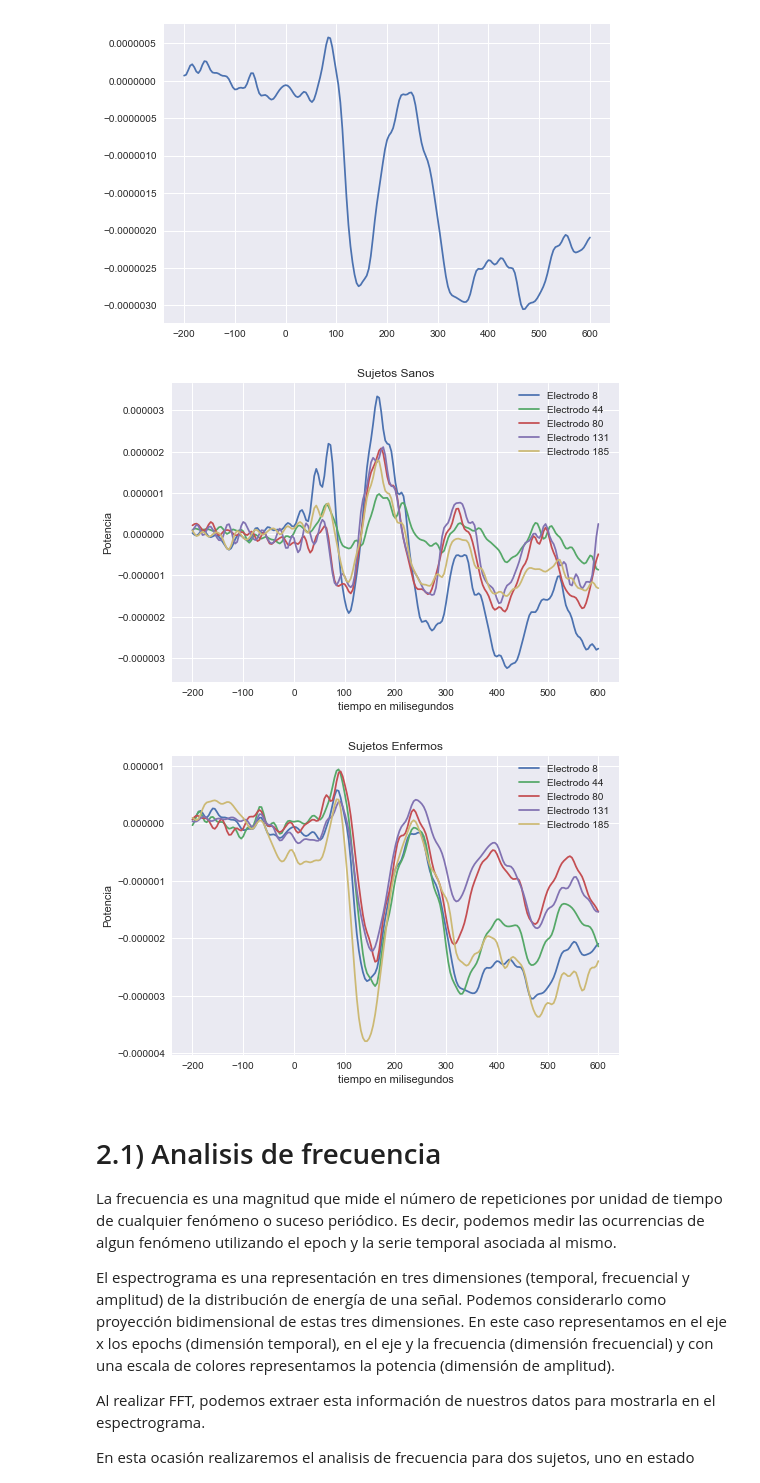
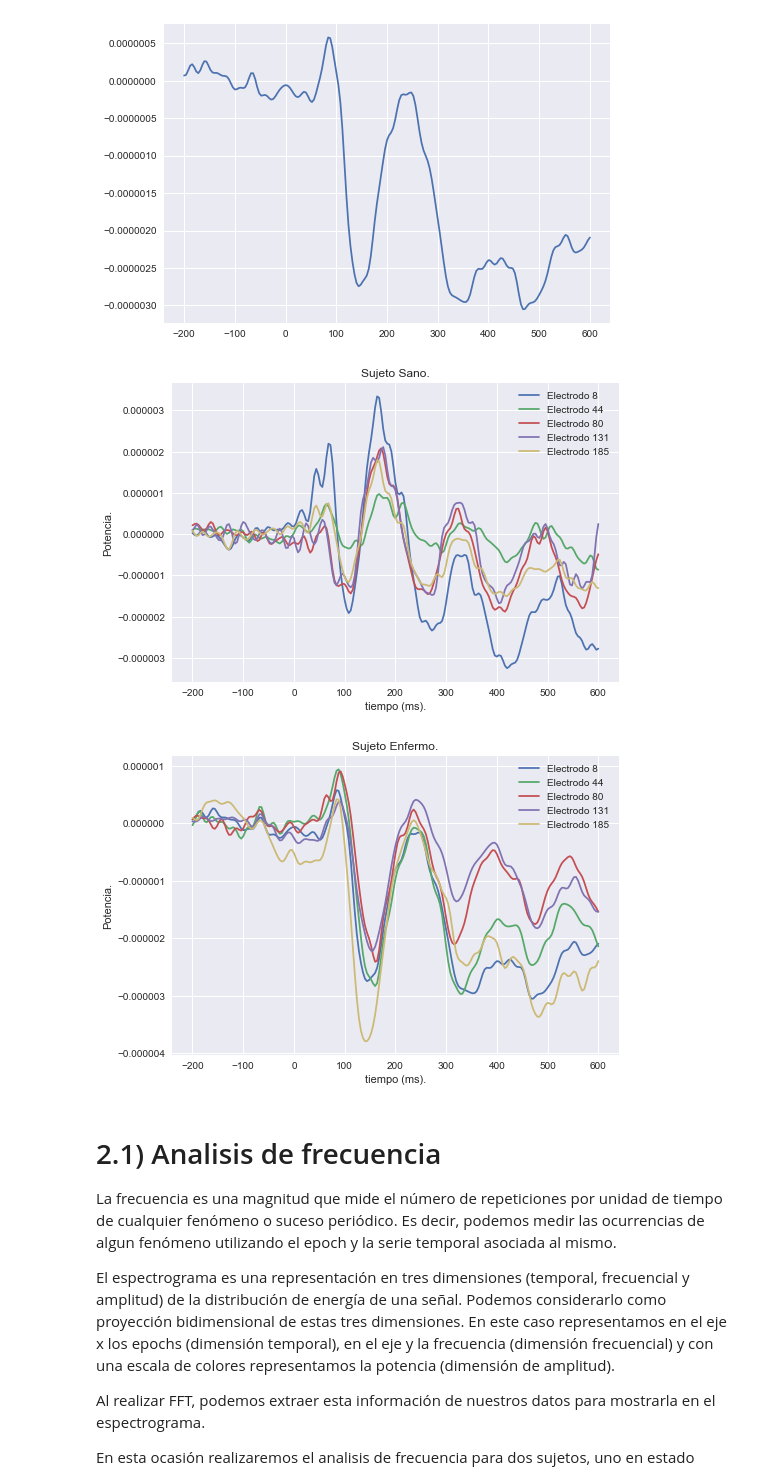
Before and after one commit to FerFrassia/DataScience, a Jupyter notebook: tp2/Tp2.ipynb, the cells around one changed output. Drawn from its saved outputs; the diff is of its cells as text; code cells hidden in the pictures.

```diff
--- a/tp2/Tp2.ipynb
+++ b/tp2/Tp2.ipynb
@@ -228,49 +233,29 @@ plt.show()
 # %% [output]
 [figure]
 [figure]
-# %%
-
-#epoch X serie temporal
-
-sujetoS = lista_sujetosS[0]
-S_df8_Media = promediar_epoch(sujetoS, 8)
-S_df44_Media = promediar_epoch(sujetoS, 44)
-S_df80_Media = promediar_epoch(sujetoS, 80)
-S_df131_Media = promediar_epoch(sujetoS, 131)
-S_df185_Media = promediar_epoch(sujetoS, 185)
-
-
-sujetoP = lista_sujetosP[0]
-P_df8_Media = promediar_epoch(sujetoP, 8)
-P_df44_Media = promediar_epoch(sujetoP, 44)
-P_df80_Media = promediar_epoch(sujetoP, 80)
-P_df131_Media = promediar_epoch(sujetoP, 131)
-P_df185_Media = promediar_epoch(sujetoP, 185)
-
-S_elect8 = plt.plot(np.linspace(-200, 600, 201), S_df8_Media, label = "Electrodo 8")
-S_elect44 = plt.plot(np.linspace(-200, 600, 201), S_df44_Media, label = "Electrodo 44")
-S_elect80 = plt.plot(np.linspace(-200, 600, 201), S_df80_Media, label = "Electrodo 80")
-S_elect131 = plt.plot(np.linspace(-200, 600, 201), S_df131_Media, label = "Electrodo 131")
-S_elect185 = plt.plot(np.linspace(-200, 600, 201), S_df185_Media, label = "Electrodo 185")
-plt.ylabel("Potencia")
-plt.xlabel("tiempo en milisegundos")
-plt.title("Sujetos Sanos")
-plt.legend()
-plt.show()
-
-plt.plot(np.linspace(-200, 600, 201), P_df8_Media, label = "Electrodo 8")
-plt.plot(np.linspace(-200, 600, 201), P_df44_Media, label = "Electrodo 44")
-plt.plot(np.linspace(-200, 600, 201), P_df80_Media, label = "Electrodo 80")
-plt.plot(np.linspace(-200, 600, 201), P_df131_Media, label = "Electrodo 131")
-plt.plot(np.linspace(-200, 600, 201), P_df185_Media, label = "Electrodo 185")
-plt.ylabel("Potencia")
-plt.xlabel("tiempo en milisegundos")
-plt.title("Sujetos Enfermos")
-plt.legend()
-plt.show()
-# %% [output]
-[figure, removed]
-[figure, removed]
+# %%
+
+#epoch X serie temporal
+
+def graficar_promedio_epoch(sujeto, enfermo, lista_electrodos):
+    for i in lista_electrodos:
+        Media = promediar_epoch(sujeto, i)
+        plt.plot(np.linspace(-200, 600, 201), Media, label = "Electrodo "+str(i))
+    plt.ylabel("Potencia.")
+    plt.xlabel("tiempo (ms).")
+    if enfermo:
+        plt.title("Sujeto Enfermo.")
+    else:
+        plt.title("Sujeto Sano.")
+    plt.legend()
+    plt.show()
+
+graficar_promedio_epoch(lista_sujetosS[0], False, [8, 44, 80, 131, 185])
+
+graficar_promedio_epoch(lista_sujetosP[0], True, [8, 44, 80, 131, 185])
+# %% [output]
+[figure, added]
+[figure, added]
 # %% [markdown]
 # 2.1) Analisis de frecuencia
 
```
Also changed, not shown: parts of 36 cells of this notebook.
